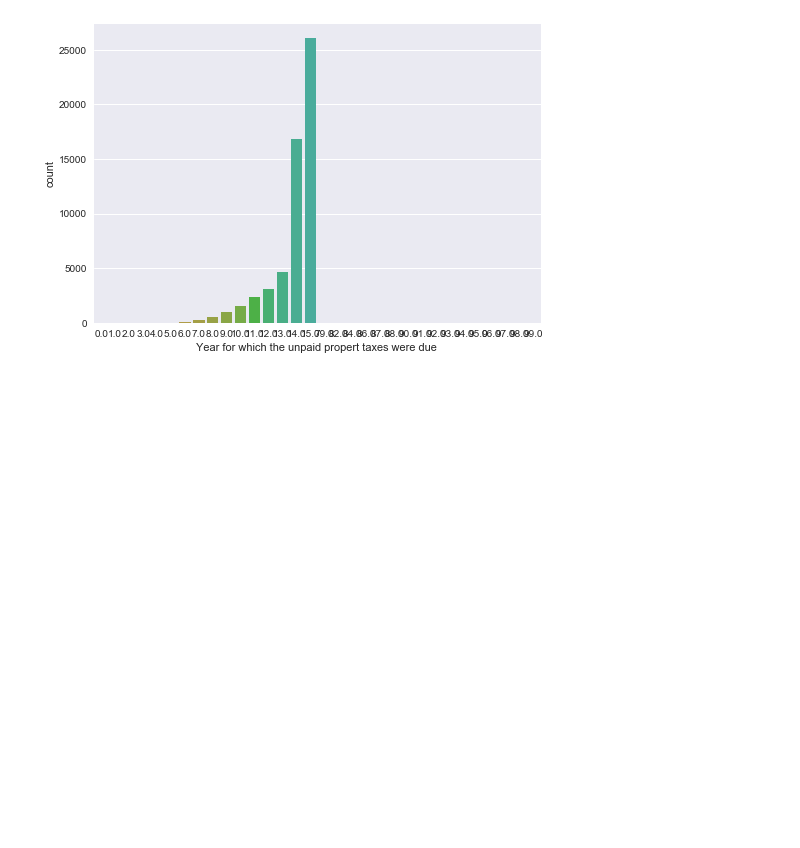
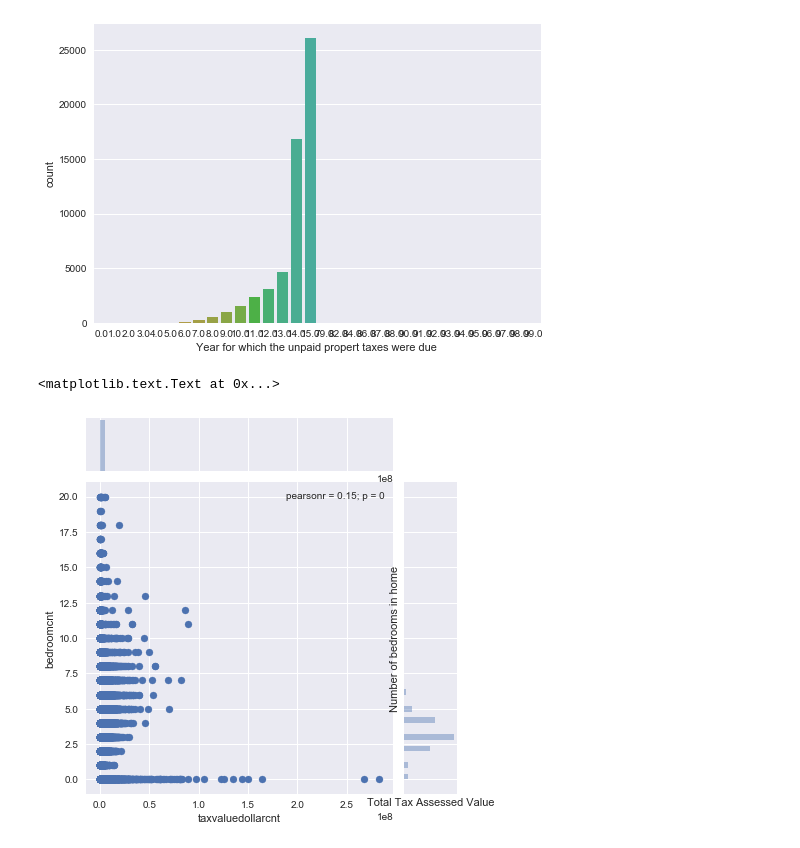
Before and after one commit to LilyElizabethJohn/Springboard---Data-Science-Career-Track, a Jupyter notebook: Capstone Project I/Zillow Zestimate/EDA - Zestimate.ipynb, the cells around one changed output. Cells and saved outputs as stored; diff of their text form; code cells hidden in the pictures; blank space fills up the shorter version.

```diff
--- a/Capstone Project I/Zillow Zestimate/EDA - Zestimate.ipynb
+++ b/Capstone Project I/Zillow Zestimate/EDA - Zestimate.ipynb
@@ -511,3 +544,10 @@ plt.xlabel('Year for which the unpaid propert taxes were due ')
 # %% [output]
 <matplotlib.text.Text at 0x...>
 [figure]
+# %%
+sns.jointplot(x=properties2016.taxvaluedollarcnt,y=properties2016.bedroomcnt)
+plt.xlabel("Total Tax Assessed Value")
+plt.ylabel("Number of bedrooms in home")
+# %% [output]
+<matplotlib.text.Text at 0x...>
+[figure, added]
```
Also changed, not shown: parts of 15 cells of this notebook.
